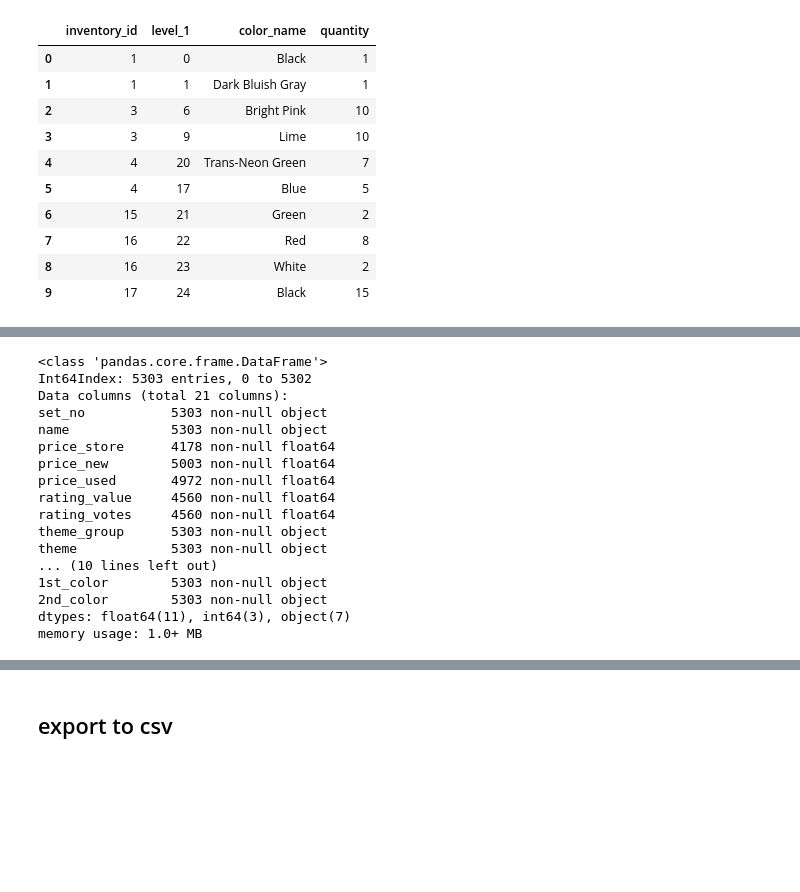
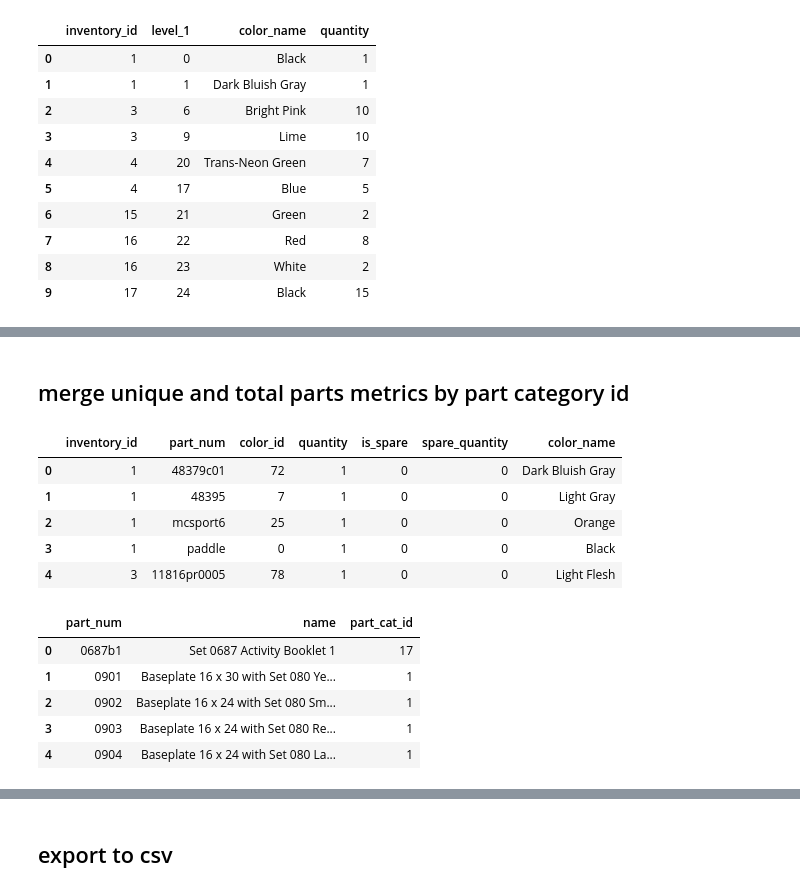
Before and after one commit to NathanVenos/Classifying_LEGO_Value_Retention, a Jupyter notebook: clean_features/merge_brickset_kaggle.ipynb, the cells around one changed output, grey strips where cells are left out. Saved outputs shown, nothing was run; the diff lists cells and outputs as text; code cells hidden in the pictures; blank space fills up the shorter version.

```diff
--- a/clean_features/merge_brickset_kaggle.ipynb
+++ b/clean_features/merge_brickset_kaggle.ipynb
@@ -309,23 +287,21 @@ brickset[["set_no", "inventory_id", "number_parts", "total_parts", "number_color
-# %%
-# clean up final columns
-
-brickset = brickset.drop(columns=['inventory_id'])
-brickset.info()
-# %% [output]
-<class 'pandas.core.frame.DataFrame'>
-Int64Index: 5303 entries, 0 to 5302
-Data columns (total 21 columns):
-set_no           5303 non-null object
-name             5303 non-null object
-price_store      4178 non-null float64
-price_new        5003 non-null float64
-price_used       4972 non-null float64
-rating_value     4560 non-null float64
-rating_votes     4560 non-null float64
-theme_group      5303 non-null object
-theme            5303 non-null object
-... (10 lines left out)
-1st_color        5303 non-null object
-2nd_color        5303 non-null object
-dtypes: float64(11), int64(3), object(7)
-memory usage: 1.0+ MB
+# %% [markdown]
+## merge unique and total parts metrics by part category id
+# %%
+kaggle_parts.head()
+# %% [output]
+|  | inventory_id | part_num | color_id | quantity | is_spare | spare_quantity | color_name |
+| 0 | 1 | 48379c01 | 72 | 1 | 0 | 0 | Dark Bluish Gray |
+| 1 | 1 | 48395 | 7 | 1 | 0 | 0 | Light Gray |
+| 2 | 1 | mcsport6 | 25 | 1 | 0 | 0 | Orange |
+| 3 | 1 | paddle | 0 | 1 | 0 | 0 | Black |
+| 4 | 3 | 11816pr0005 | 78 | 1 | 0 | 0 | Light Flesh |
+# %%
+kaggle_parts_names = pd.read_csv(PARTS_FILE)
+kaggle_parts_names.head()
+# %% [output]
+|  | part_num | name | part_cat_id |
+| 0 | 0687b1 | Set 0687 Activity Booklet 1 | 17 |
+| 1 | 0901 | Baseplate 16 x 30 with Set 080 Ye... | 1 |
+| 2 | 0902 | Baseplate 16 x 24 with Set 080 Sm... | 1 |
+| 3 | 0903 | Baseplate 16 x 24 with Set 080 Re... | 1 |
+| 4 | 0904 | Baseplate 16 x 24 with Set 080 La... | 1 |
```
Also changed, not shown: parts of 36 cells of this notebook, 1 other file.
